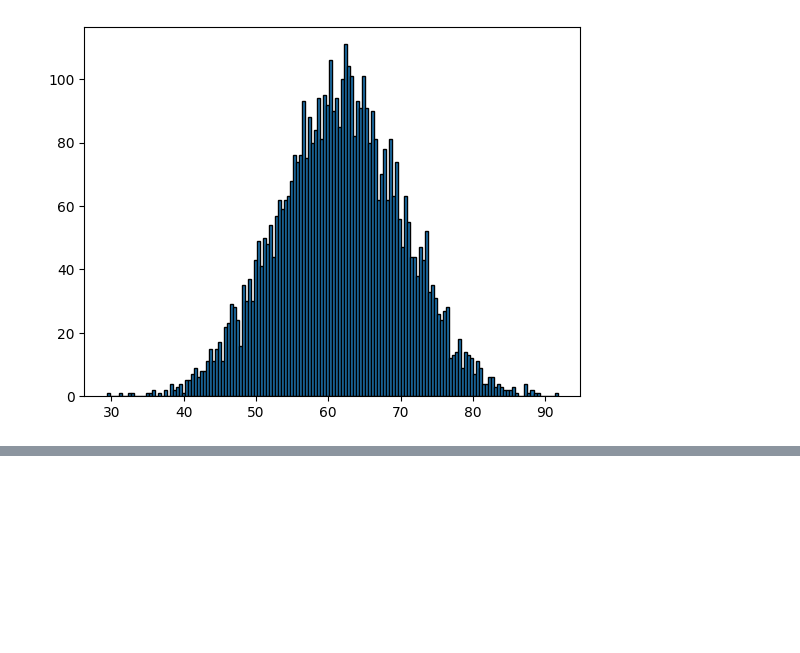
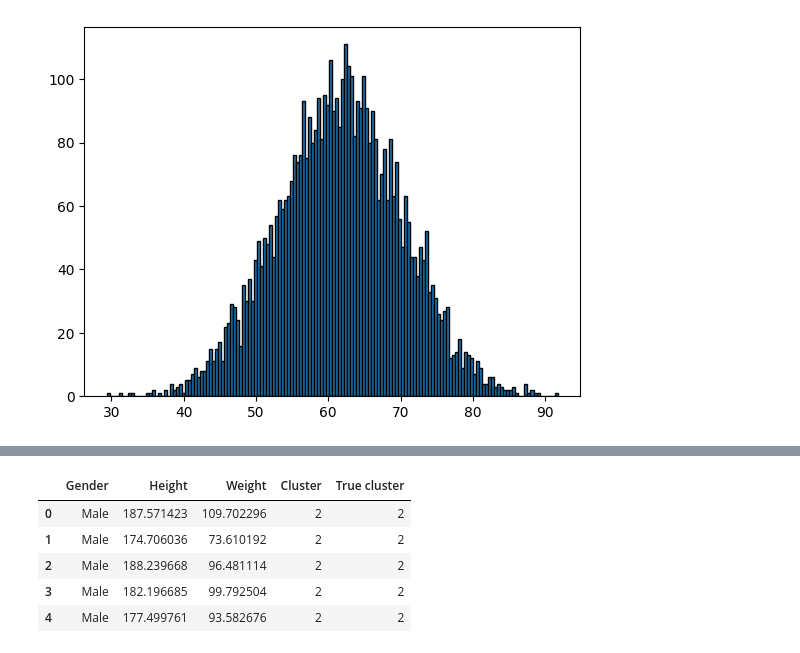
Before and after one commit to reallyShould/Prac, a Jupyter notebook: i.ipynb, the cells around one changed output, grey strips where cells are left out. Saved outputs shown, nothing was run; the diff lists cells and outputs as text; code cells hidden in the pictures; blank space fills up the shorter version.

Commit message:
Cluster

```diff
--- a/i.ipynb
+++ b/i.ipynb
@@ -276 +267,6 @@ plt.show()
 [figure]
+# %%
+from sklearn.metrics import rand_score
+kmeans = KMeans(n_clusters = 2, init = 'k-means++', random_state = 42)
+y_kmeans = kmeans.fit_predict(X)
+print(X)
@@ -276,0 +281,35 @@ plt.show()
+# %%
+df2 = dfEdited
+y_kmeans_list = list(y_kmeans)
+
+for i in range(len(y_kmeans_list)):
+    y_kmeans_list[i] += 1
+
+tmp = list(df.iloc[:, 2].values)
+k = 0
+clusters = []
+
+for i in range(len(tmp)):
+    clusters.append(y_kmeans_list[k])
+    k += 1
+
+true_clusters = []
+genders = list(df2['Gender'])
+
+for i in range(len(genders)):
+    if genders[i] == 'Male':
+        true_clusters.append(2)
+    else:
+        true_clusters.append(1)
+
+df2['Cluster'] = clusters
+df2['True cluster'] = true_clusters
+df2.to_excel('cluster.xlsx')
+df2.head()
+# %% [output]
+|  | Gender | Height | Weight | Cluster | True cluster |
+| 0 | Male | 187.571423 | 109.702296 | 2 | 2 |
+| 1 | Male | 174.706036 | 73.610192 | 2 | 2 |
+| 2 | Male | 188.239668 | 96.481114 | 2 | 2 |
+| 3 | Male | 182.196685 | 99.792504 | 2 | 2 |
+| 4 | Male | 177.499761 | 93.582676 | 2 | 2 |
```
Also changed, not shown: parts of 3 cells of this notebook, 1 other file.
